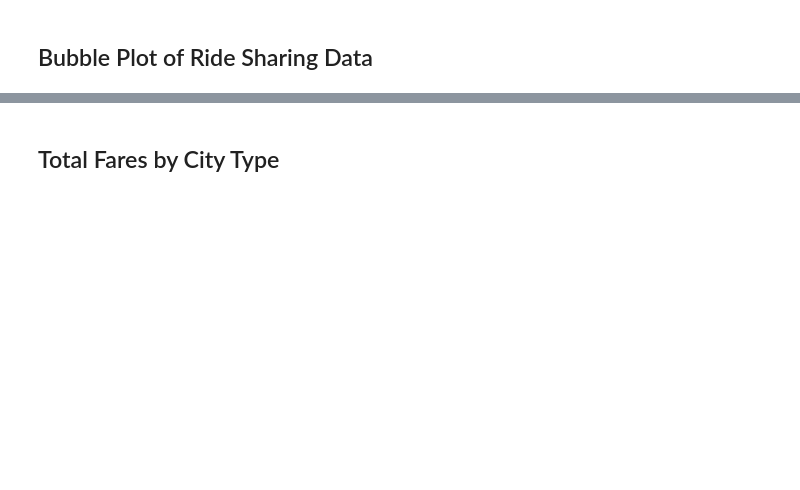
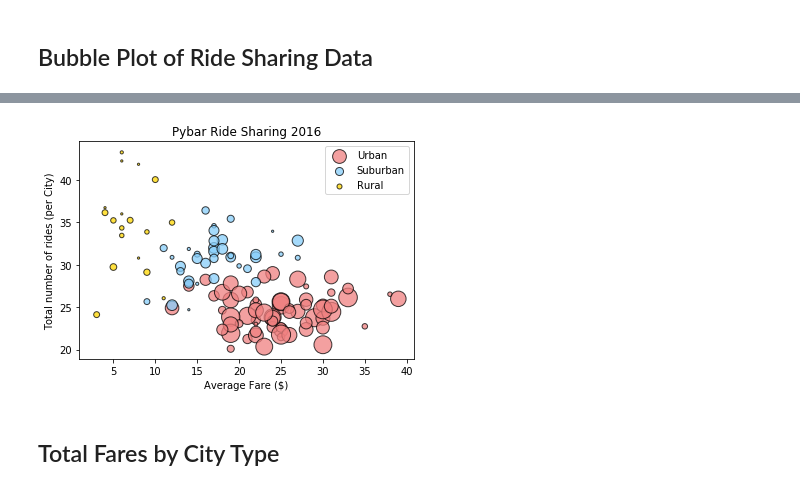
Before and after one commit to zamorske/Homework_5_lab, a Jupyter notebook: Homework_5_LEZ.ipynb, the cells around one changed output, grey strips where cells are left out. Cells and saved outputs as stored; diff of their text form; code cells hidden in the pictures; blank space fills up the shorter version.

```diff
--- a/Homework_5_LEZ.ipynb
+++ b/Homework_5_LEZ.ipynb
@@ -140,3 +48,47 @@ plt.show()
+# %%
+#combined_city_ride_data.head()
+# Create a group based on the values in the 'type' column
+# scatter_group = combined_city_ride_data.groupby('type')
+# scatter_group.head()
+#Split dataframes by type
+x_limit = 45
+urban_type = combined_city_ride_data.loc[combined_city_ride_data["type"] == "Urban", :]
+suburban_type = combined_city_ride_data.loc[combined_city_ride_data["type"] == "Suburban", :]
+rural_type = combined_city_ride_data.loc[combined_city_ride_data["type"] == "Rural", :]
+#print(rural_type)
+
+#Calcualte by type average fare and total rides
+urban_type_city_tot = urban_type.groupby("city").count()['ride_id']
+# urban_type_tot = urban_type_city.count()['ride_id']
+urban_type_avg = urban_type.groupby("city").mean()['fare']
+urban_type_drive = urban_type.groupby("city").mean()['driver_count']
+
+suburban_type_city_tot = suburban_type.groupby("city").count()['ride_id']
+# suburban_type_tot = suburban_type.groupby("city").count()['ride_id']
+suburban_type_avg = suburban_type.groupby("city").mean()['fare']
+suburban_type_drive = suburban_type.groupby("city").mean()['driver_count']
+
+
+rural_type_city_tot = rural_type.groupby("city").count()['ride_id']
+# rural_type_tot = rural_type['ride_id'].count()
+rural_type_avg = rural_type.groupby("city").mean()['fare']
+rural_type_drive = rural_type.groupby("city").mean()['driver_count']
+#print(rural_type_tot)
+# %%
+urban_line = plt.scatter(urban_type_city_tot, urban_type_avg, marker="o", facecolors="lightcoral", edgecolors="black",
+            s=5*urban_type_drive,
+            alpha=0.75, label="Urban")
+suburban_line = plt.scatter(suburban_type_city_tot, suburban_type_avg, marker="o", facecolors="lightskyblue", edgecolors="black",
+            s=5*suburban_type_drive, alpha=0.75, label="Suburban")
+rural_line = plt.scatter(rural_type_city_tot, rural_type_avg, marker="o", facecolors="Gold", edgecolors="black",
+                            s=5*rural_type_drive, alpha=0.75, label="Rural")
+plt.title("Pybar Ride Sharing 2016")
+plt.xlabel("Average Fare ($)")
+plt.ylabel("Total number of rides (per City)")
+plt.legend(handles=[urban_line,suburban_line, rural_line], loc="best") #,suburban_line, rural_line
+plt.show()
+# %% [output]
+[figure, added]
 # %%
 # Show plot
 plt.show()
```
Also changed, not shown: parts of 7 cells of this notebook.
